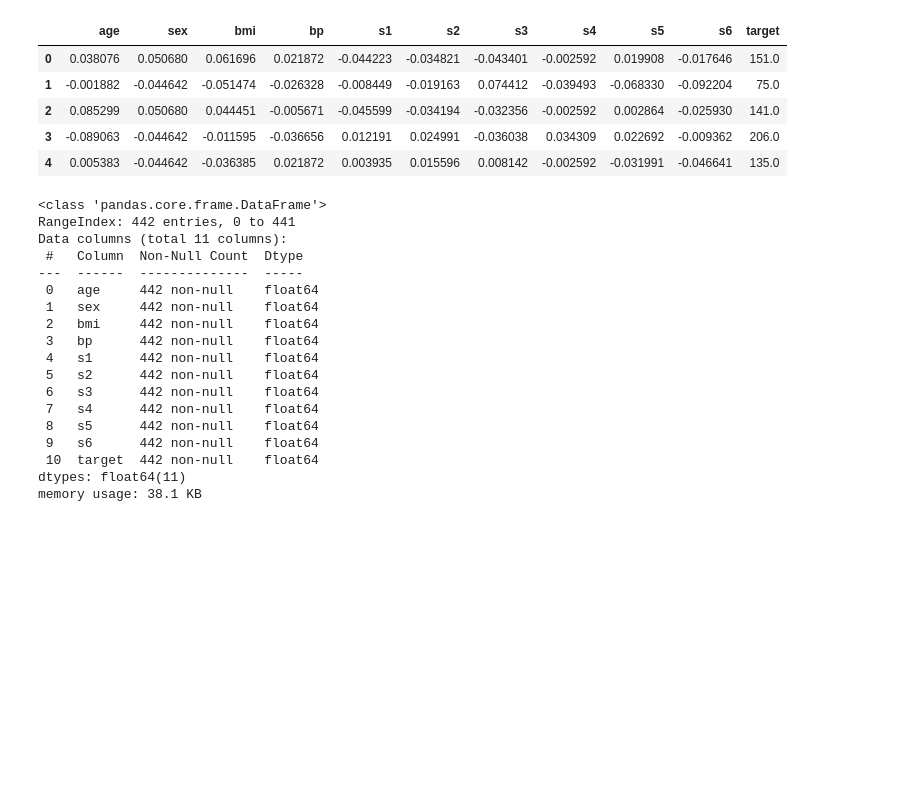
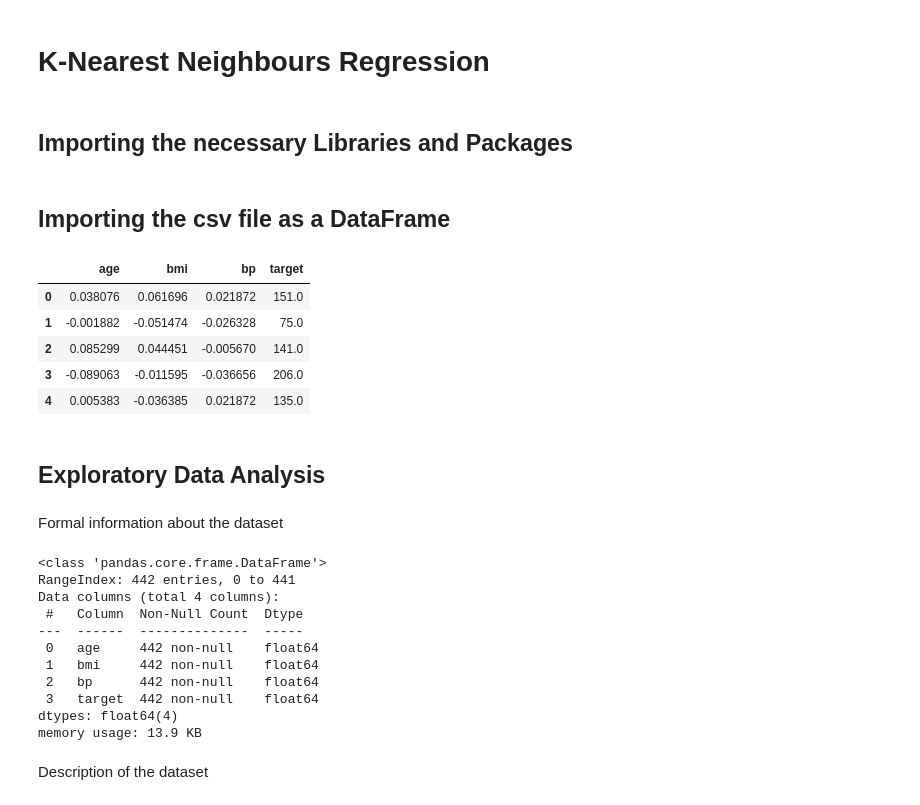
Before and after one commit to debjitpal5040/ML_Algorithms, a Jupyter notebook: Machine Learning/Supervised Learning/Regression/K-Nearest Neighbours Regression/K-Nearest_Neighbours_Regression.ipynb, the cells around one changed output. Cells and saved outputs as stored; diff of their text form; code cells hidden in the pictures; blank space fills up the shorter version.

```diff
--- a/Machine Learning/Supervised Learning/Regression/K-Nearest Neighbours Regression/K-Nearest_Neighbours_Regression.ipynb
+++ b/Machine Learning/Supervised Learning/Regression/K-Nearest Neighbours Regression/K-Nearest_Neighbours_Regression.ipynb
@@ -1,2 +1,6 @@
+# %% [markdown]
+# K-Nearest Neighbours Regression
+# %% [markdown]
+## Importing the necessary Libraries and Packages
 # %%
 from sklearn.datasets import load_diabetes
@@ -8,41 +11,43 @@ from matplotlib.colors import ListedColormap
 import numpy as np
 import pandas as pd
+# %% [markdown]
+## Importing the csv file as a DataFrame
 # %%
 def sklearn_to_df(sklearn_dataset):
     df = pd.DataFrame(sklearn_dataset.data, columns=sklearn_dataset.feature_names)
     df['target'] = pd.Series(sklearn_dataset.target)
     return df
 diabetes=load_diabetes()
 df_diabetes = sklearn_to_df(diabetes)
+df_diabetes=df_diabetes.drop(['s1','s2','s3','s4','s5','s6','sex'],axis=1)
 df_diabetes.head()
 # %% [output]
-|  | age | sex | bmi | bp | s1 | s2 | s3 | s4 | s5 | s6 | target |
-| 0 | 0.038076 | 0.050680 | 0.061696 | 0.021872 | -0.044223 | -0.034821 | -0.043401 | -0.002592 | 0.019908 | -0.017646 | 151.0 |
-| 1 | -0.001882 | -0.044642 | -0.051474 | -0.026328 | -0.008449 | -0.019163 | 0.074412 | -0.039493 | -0.068330 | -0.092204 | 75.0 |
-| 2 | 0.085299 | 0.050680 | 0.044451 | -0.005671 | -0.045599 | -0.034194 | -0.032356 | -0.002592 | 0.002864 | -0.025930 | 141.0 |
-| 3 | -0.089063 | -0.044642 | -0.011595 | -0.036656 | 0.012191 | 0.024991 | -0.036038 | 0.034309 | 0.022692 | -0.009362 | 206.0 |
-| 4 | 0.005383 | -0.044642 | -0.036385 | 0.021872 | 0.003935 | 0.015596 | 0.008142 | -0.002592 | -0.031991 | -0.046641 | 135.0 |
+|  | age | bmi | bp | target |
+| 0 | 0.038076 | 0.061696 | 0.021872 | 151.0 |
+| 1 | -0.001882 | -0.051474 | -0.026328 | 75.0 |
+| 2 | 0.085299 | 0.044451 | -0.005670 | 141.0 |
+| 3 | -0.089063 | -0.011595 | -0.036656 | 206.0 |
+| 4 | 0.005383 | -0.036385 | 0.021872 | 135.0 |
+# %% [markdown]
+## Exploratory Data Analysis
+# %% [markdown]
+Formal information about the dataset
 # %%
 df_diabetes.info()
 # %% [output]
 <class 'pandas.core.frame.DataFrame'>
 RangeIndex: 442 entries, 0 to 441
-Data columns (total 11 columns):
+Data columns (total 4 columns):
  #   Column  Non-Null Count  Dtype
 ---  ------  --------------  -----
  0   age     442 non-null    float64
- 1   sex     442 non-null    float64
- 2   bmi     442 non-null    float64
- 3   bp      442 non-null    float64
- 4   s1      442 non-null    float64
- 5   s2      442 non-null    float64
- 6   s3      442 non-null    float64
- 7   s4      442 non-null    float64
- 8   s5      442 non-null    float64
- 9   s6      442 non-null    float64
- 10  target  442 non-null    float64
-dtypes: float64(11)
-memory usage: 38.1 KB
+ 1   bmi     442 non-null    float64
+ 2   bp      442 non-null    float64
+ 3   target  442 non-null    float64
+dtypes: float64(4)
+memory usage: 13.9 KB
+# %% [markdown]
+Description of the dataset
 # %%
 df_diabetes.describe()
 # %% [output]
```
Also changed, not shown: parts of 24 cells of this notebook, 13 other files.
